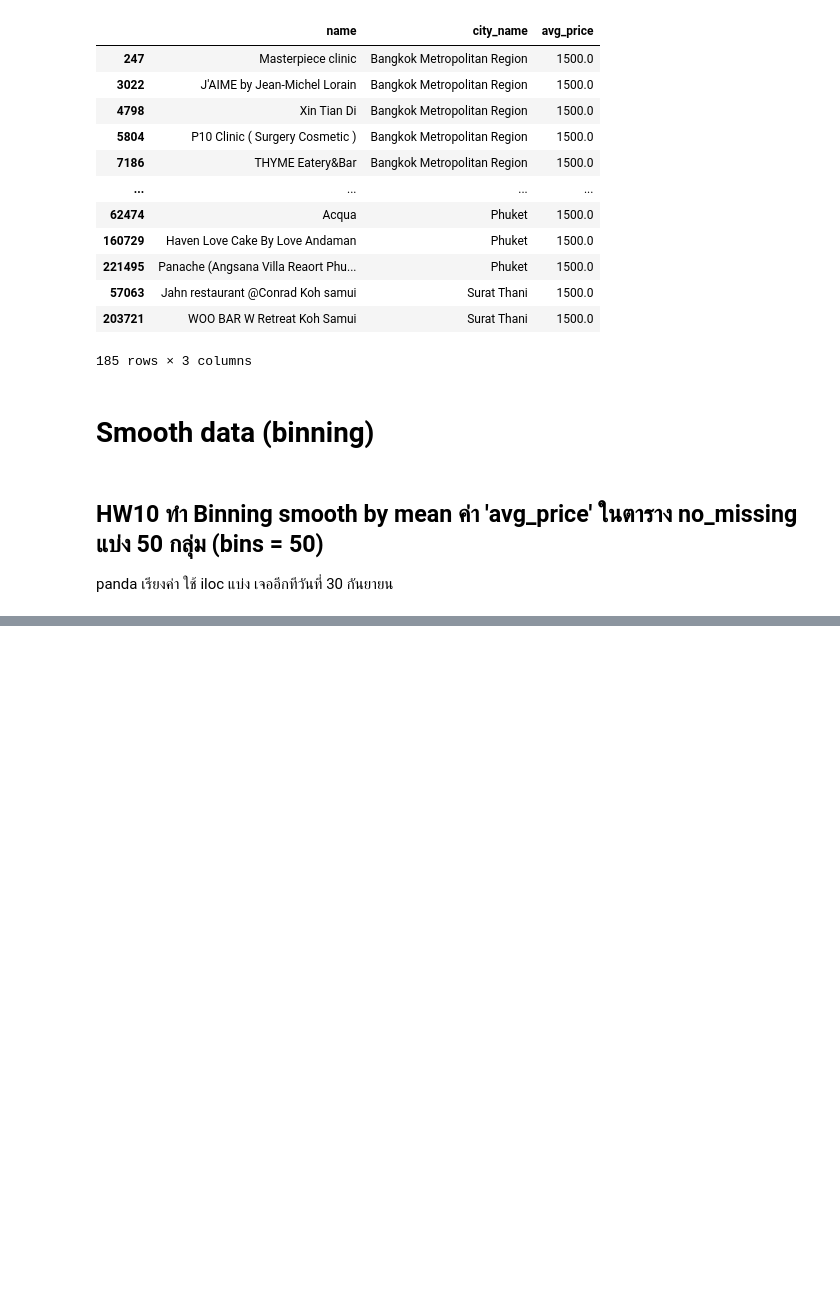
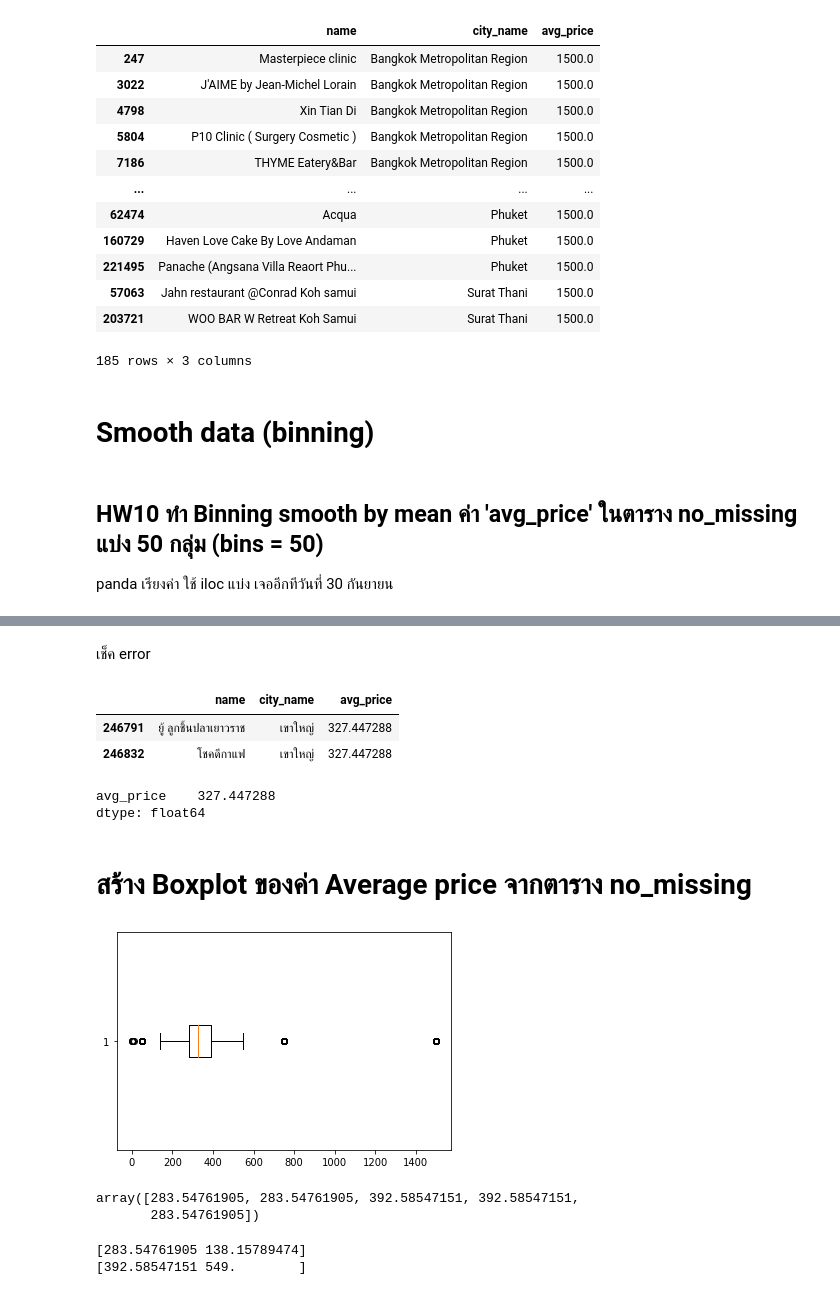
Before and after one commit to ChakritKammason/DPDM, a Jupyter notebook: Pandas_and_Data_Preprocessing_101.ipynb, the cells around one changed output, grey strips where cells are left out. Drawn from its saved outputs; the diff is of its cells as text; code cells hidden in the pictures; blank space fills up the shorter version.

```diff
--- a/Pandas_and_Data_Preprocessing_101.ipynb
+++ b/Pandas_and_Data_Preprocessing_101.ipynb
@@ -566,0 +598,32 @@ panda เรียงค่า
+# %% [markdown]
+เช็ค error
+# %%
+no_missing.iloc[246845:246850,:]
+# %% [output]
+|  | name | city_name | avg_price |
+| 246791 | ยู้ ลูกชิ้นปลาเยาวราช | เขาใหญ่ | 327.447288 |
+| 246832 | โชคดีกาแฟ | เขาใหญ่ | 327.447288 |
+# %%
+no_missing.iloc[246845:246850,:].mean()
+# %% [output]
+avg_price    327.447288
+dtype: float64
+# %% [markdown]
+# สร้าง Boxplot ของค่า Average price จากตาราง no_missing
+# %%
+from matplotlib import pyplot as plt
+ret = plt.boxplot(no_missing['avg_price'], vert=False)
+# %% [output]
+[figure, added]
+# %%
+ret['boxes'][0].get_xdata()
+# %% [output]
+array([283.54761905, 283.54761905, 392.58547151, 392.58547151,
+       283.54761905])
+# %%
+print(ret['whiskers'][0].get_xdata())
+print(ret['whiskers'][1].get_xdata())
+#เอา 138 กับ 549 ออกมา
+# %% [output]
+[283.54761905 138.15789474]
+[392.58547151 549.        ]
```
Also changed, not shown: parts of 14 cells of this notebook.
